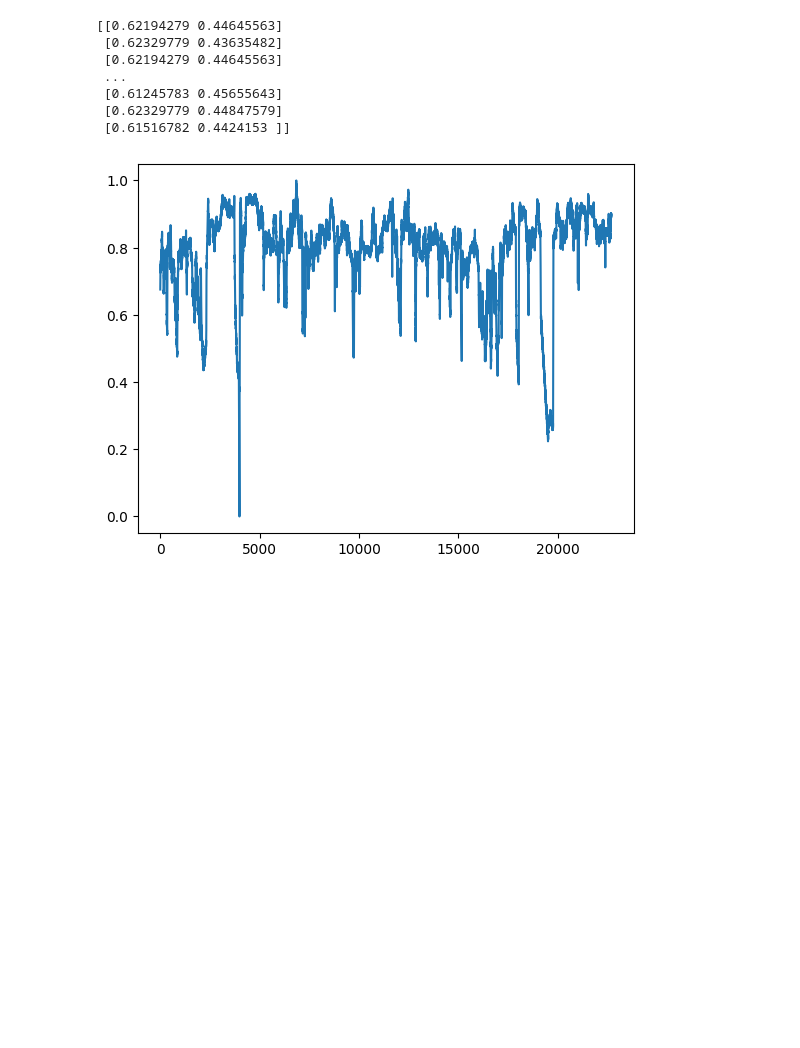
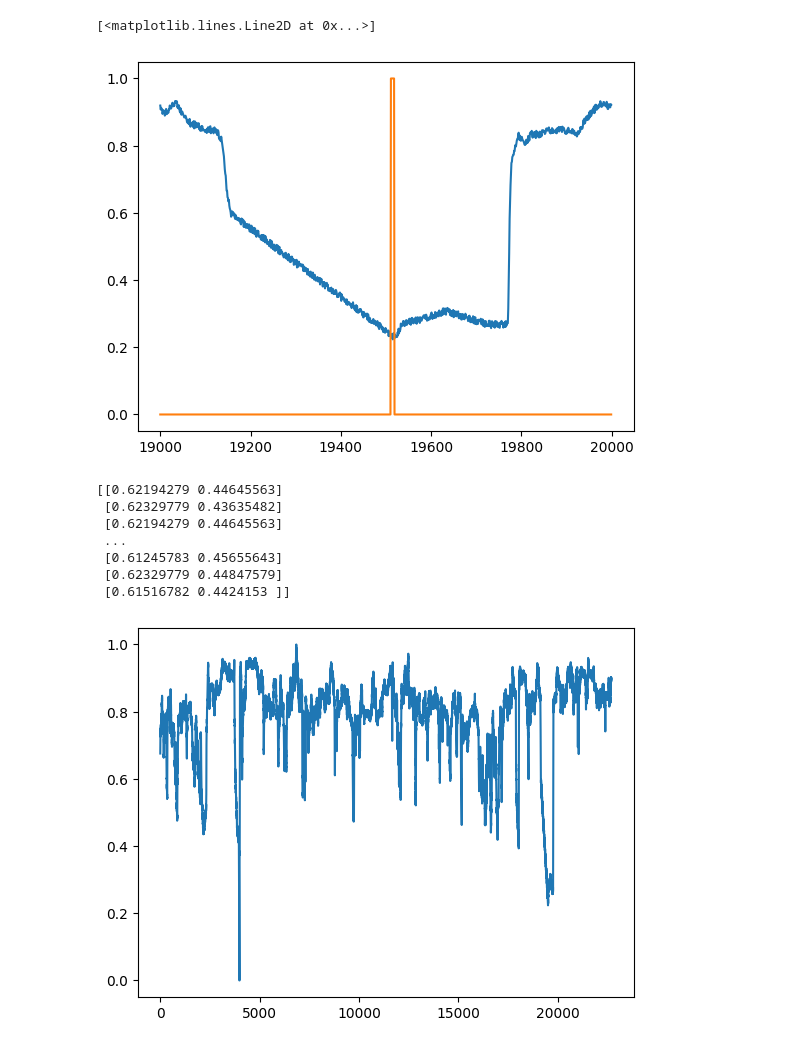
Before and after one commit to UO264808/TranAD, a Jupyter notebook: test_data.ipynb, the cells around one changed output. Saved outputs shown, nothing was run; the diff lists cells and outputs as text; code cells hidden in the pictures; blank space fills up the shorter version.

```diff
--- a/test_data.ipynb
+++ b/test_data.ipynb
@@ -13,3 +41,9 @@ thresholds_sg = np.load(os.getcwd() + "/thresholds_sg.npy")
+# %%
+plt.plot(test_data[19000:20000])
+plt.plot(labels_df[19000:20000])
+# %% [output]
+[<matplotlib.lines.Line2D at 0x...>]
+[figure, added]
 # %%
 nab_machine_lbl = os.getcwd() + "/processed/NAB/machine_temperature_system_failure_labels.npy"
 nab_machine_test = os.getcwd() + "/processed/NAB/machine_temperature_system_failure_test.npy"
```
Also changed, not shown: parts of 5 cells of this notebook, 6 other files.
